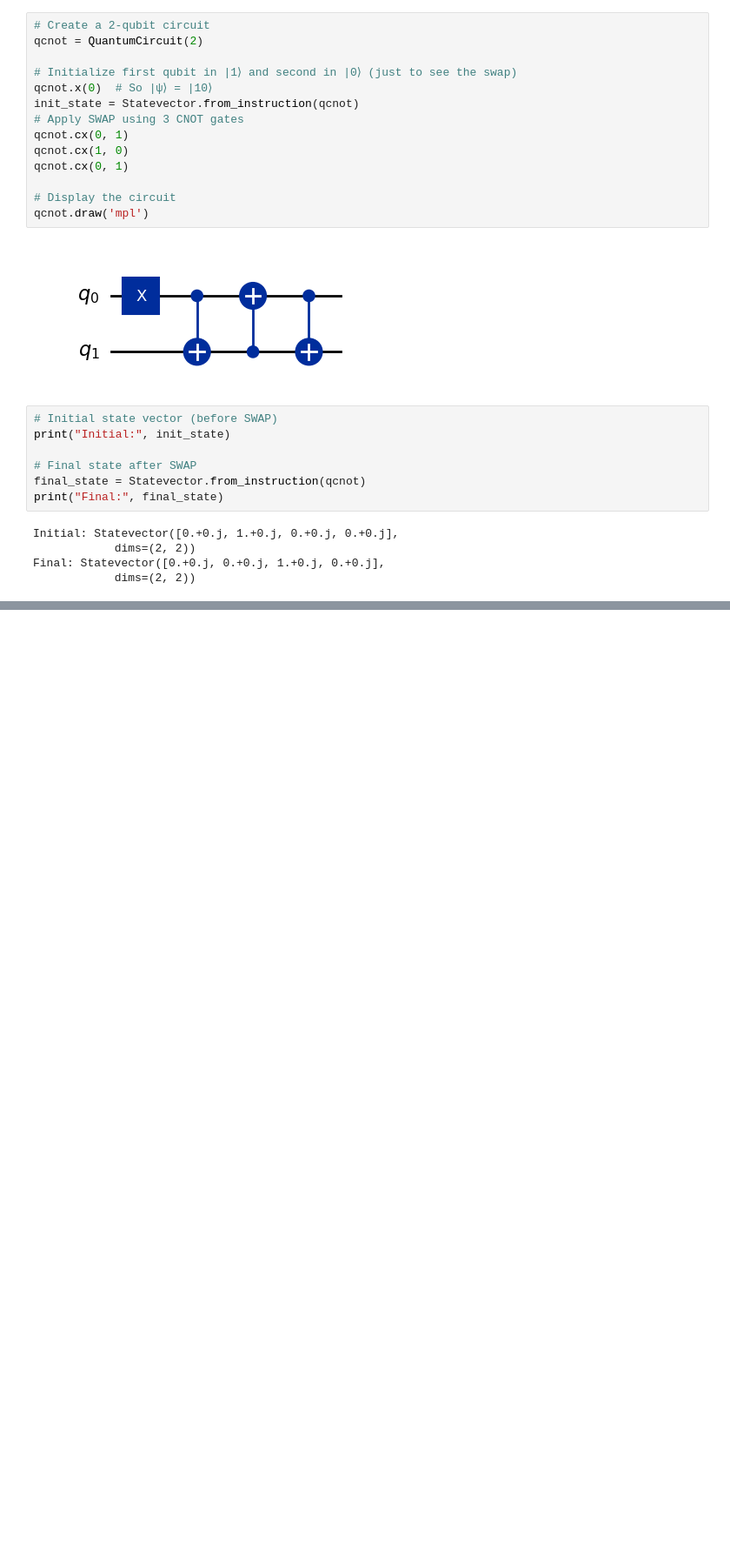
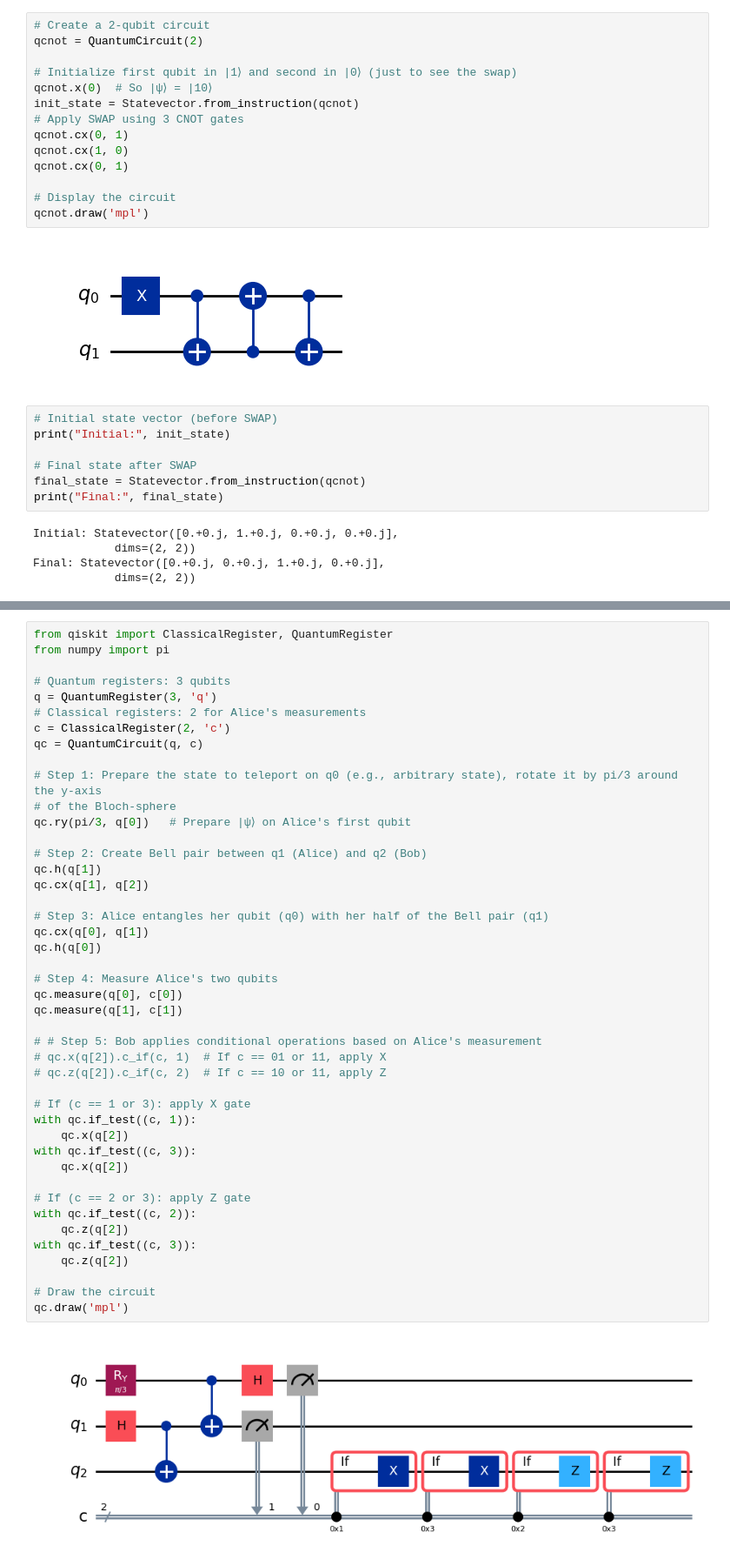
Before and after one commit to preimitz/QuantumComp-QuantumInfo, a Jupyter notebook: chapters/01_Intro_and_Overview/01_Introduction_and_Overview.ipynb, the cells around one changed output, grey strips where cells are left out. Shown at 87% size. Saved outputs shown, nothing was run; the diff lists cells and outputs as text; blank space fills up the shorter version.

```diff
--- a/chapters/01_Intro_and_Overview/01_Introduction_and_Overview.ipynb
+++ b/chapters/01_Intro_and_Overview/01_Introduction_and_Overview.ipynb
@@ -297,0 +413,46 @@ Final: Statevector([0.+0.j, 0.+0.j, 1.+0.j, 0.+0.j],
+# %%
+from qiskit import ClassicalRegister, QuantumRegister
+from numpy import pi
+
+# Quantum registers: 3 qubits
+q = QuantumRegister(3, 'q')
+# Classical registers: 2 for Alice's measurements
+c = ClassicalRegister(2, 'c')
+qc = QuantumCircuit(q, c)
+
+# Step 1: Prepare the state to teleport on q0 (e.g., arbitrary state), rotate it by pi/3 around the y-axis
+# of the Bloch-sphere
+qc.ry(pi/3, q[0])   # Prepare |ψ⟩ on Alice's first qubit
+
+# Step 2: Create Bell pair between q1 (Alice) and q2 (Bob)
+qc.h(q[1])
+qc.cx(q[1], q[2])
+
+# Step 3: Alice entangles her qubit (q0) with her half of the Bell pair (q1)
+qc.cx(q[0], q[1])
+qc.h(q[0])
+
+# Step 4: Measure Alice's two qubits
+qc.measure(q[0], c[0])
+qc.measure(q[1], c[1])
+
+# # Step 5: Bob applies conditional operations based on Alice's measurement
+# qc.x(q[2]).c_if(c, 1)  # If c == 01 or 11, apply X
+# qc.z(q[2]).c_if(c, 2)  # If c == 10 or 11, apply Z
+
+# If (c == 1 or 3): apply X gate
+with qc.if_test((c, 1)):
+    qc.x(q[2])
+with qc.if_test((c, 3)):
+    qc.x(q[2])
+
+# If (c == 2 or 3): apply Z gate
+with qc.if_test((c, 2)):
+    qc.z(q[2])
+with qc.if_test((c, 3)):
+    qc.z(q[2])
+
+# Draw the circuit
+qc.draw('mpl')
+# %% [output]
+[figure, added]
```
Also changed, not shown: parts of 9 cells of this notebook.
